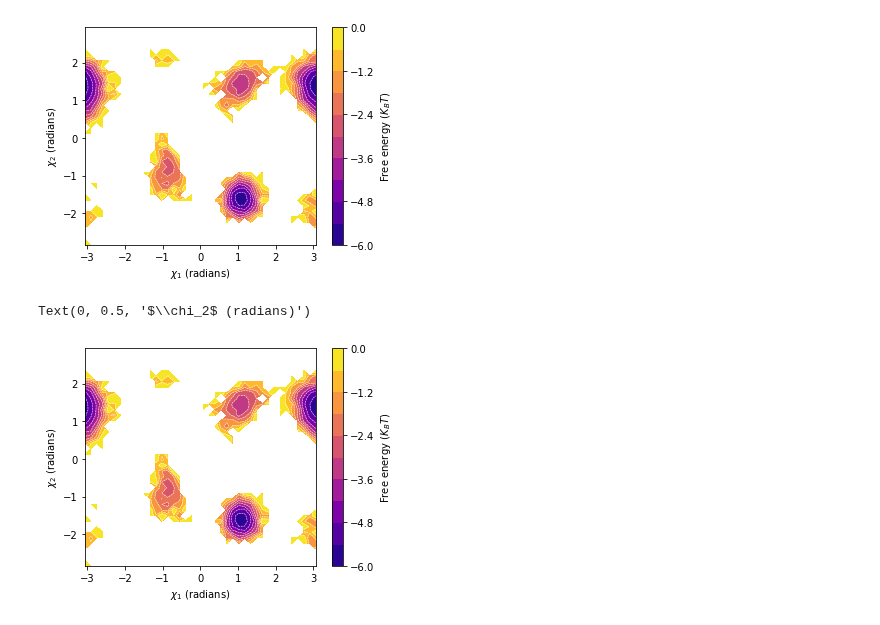
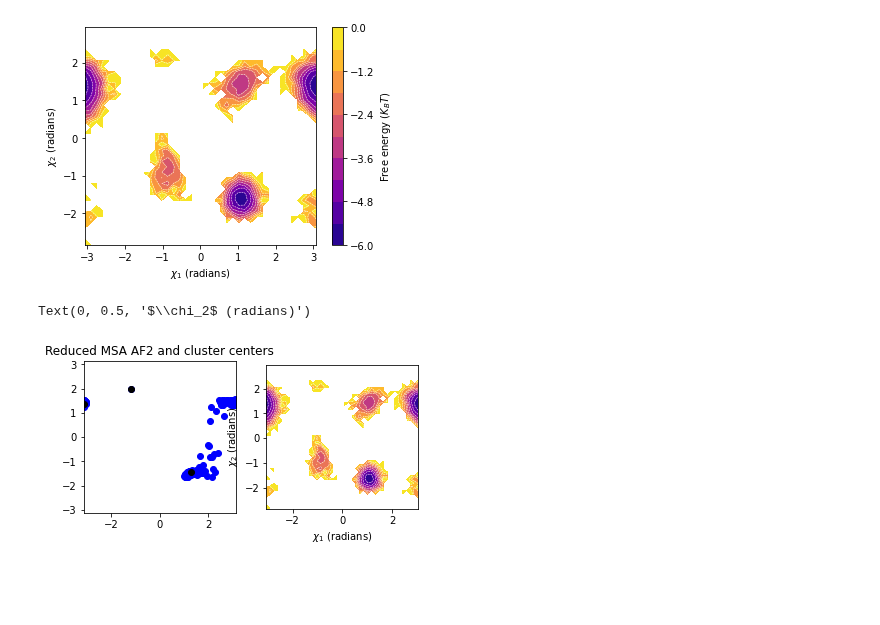
Before and after one commit to tiwarylab/alphafold2rave, a Jupyter notebook: fullrunthrough_CSP.ipynb, the cells around one changed output. Cells and saved outputs as stored; diff of their text form; code cells hidden in the pictures; blank space fills up the shorter version.

```diff
--- a/fullrunthrough_CSP.ipynb
+++ b/fullrunthrough_CSP.ipynb
@@ -457,16 +456,16 @@ if not light_version:
 #@title 4.1 SPIB on unbiased simulations
 %cd /content/
 #markdown
-dt=160 #@param{type:"number"}
+dt=100 #@param{type:"number"}
 if os.path.isdir("/content/State-Predictive-Information-Bottleneck/unbiased")==True:
   os.system('rm -r /content/State-Predictive-Information-Bottleneck/unbiased')
 if os.path.isdir("SPIB_unbiased"):
   os.system("rm -r SPIB_unbiased")
-if os.path.isdir("unbiased")==False or light_version:
+if os.path.isdir("unbiased")==False:
   print("You have not run prior unbiased simulations, copying them from github")
   os.system("unzip alphafold2rave/CSP_data/unbiased.zip -d .")
   num_samples=128
-  listindices=[1, 290, 635, 533]
+  listindices=[1, 533, 571]
 cvs=[]
 os.mkdir("SPIB_unbiased")
 os.chdir("SPIB_unbiased")
@@ -629,27 +642,39 @@ Text(0, 0.5, '$\\chi_2$ (radians)')
 # %%
 import numpy as np
 import os
 import time
 import matplotlib.pyplot as plt
 
 #@title 5.3 Results
 
+fig, ax=plt.subplots(1,2)
+
+centers=np.loadtxt("/content/alphafold2rave/CSP_data/COLVARS_AF2.dat")[:,1:]
+t_cluster=rave.getTrp8(CVs)
+ax[0].plot(t_cluster[0],t_cluster[1],"bo")
+ax[0].plot(t_cluster[0][np.asarray(listindices)-1],t_cluster[1][np.asarray(listindices)-1],"ko")
+ax[0].set_xlim([-np.pi,np.pi])
+ax[0].set_ylim([-np.pi,np.pi])
+ax[0].set_aspect("equal")
+ax[0].tick_params(labelsize=10)
+ax[0].set_title("Reduced MSA AF2 and cluster centers")
+
+ax[1]
 
 CVs_metad,rbias=np.load("/content/alphafold2rave/CSP_data/biased.npy",allow_pickle=True)
 w=np.exp(rbias)
-
 t_af2=rave.getTrp8(CVs_metad)
 np.seterr(divide = 'ignore')   # ignore divide by zero error
 H,xlims,ylims=np.histogram2d(t_af2[0],t_af2[1],bins=40)
 xlims=(xlims[1:]+xlims[:-1])/2
 ylims=(ylims[1:]+ylims[:-1])/2
-plt.contourf(xlims,ylims,-np.log(H).T,"-w",levels=10,cmap="plasma")
-cbar=plt.colorbar()
-cbar.set_label("Free energy $(K_BT)$")
-plt.contour(xlims,ylims,-np.log(H).T,colors="white",levels=10,linewidths=0.5)
-plt.gca().set_aspect('equal')
-plt.xlabel("$\chi_1$ (radians)")
-plt.ylabel("$\chi_2$ (radians)")
+ax[1].contourf(xlims,ylims,-np.log(H).T,"-w",levels=10,cmap="plasma")
+#cbar=plt.colorbar()
+#cbar.set_label("Free energy $(K_BT)$")
+ax[1].contour(xlims,ylims,-np.log(H).T,colors="white",levels=10,linewidths=0.5)
+ax[1].set_aspect('equal')
+ax[1].set_xlabel("$\chi_1$ (radians)")
+ax[1].set_ylabel("$\chi_2$ (radians)")
 # %% [output]
 Text(0, 0.5, '$\\chi_2$ (radians)')
-[figure, old version]
+[figure, new version]
```
Also changed, not shown: parts of 8 cells of this notebook.
